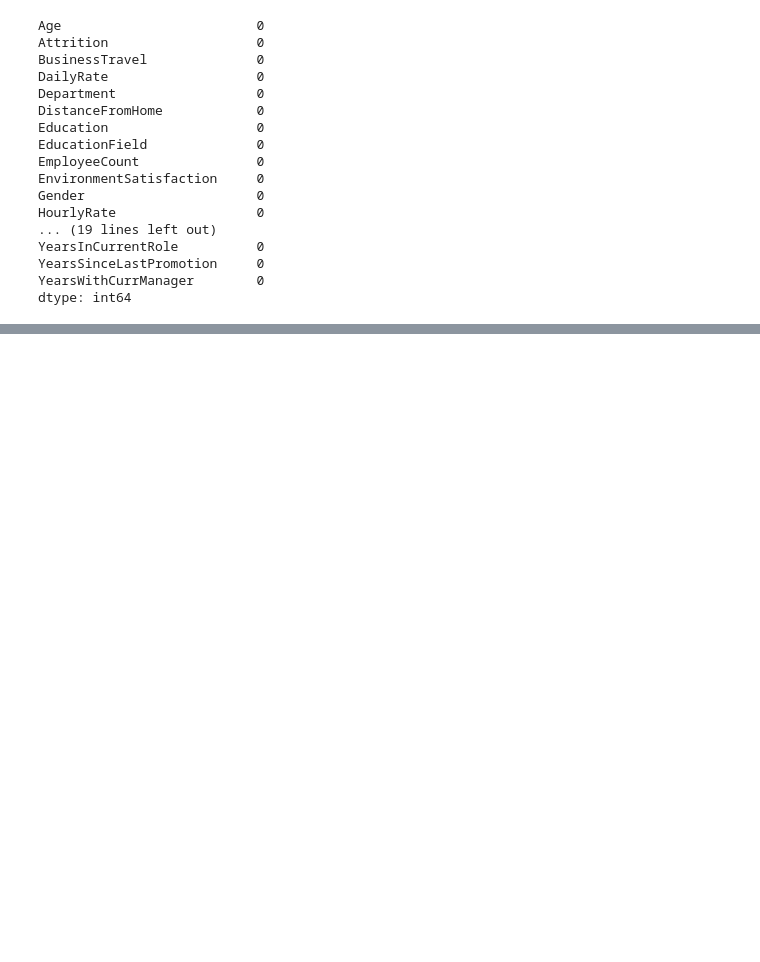
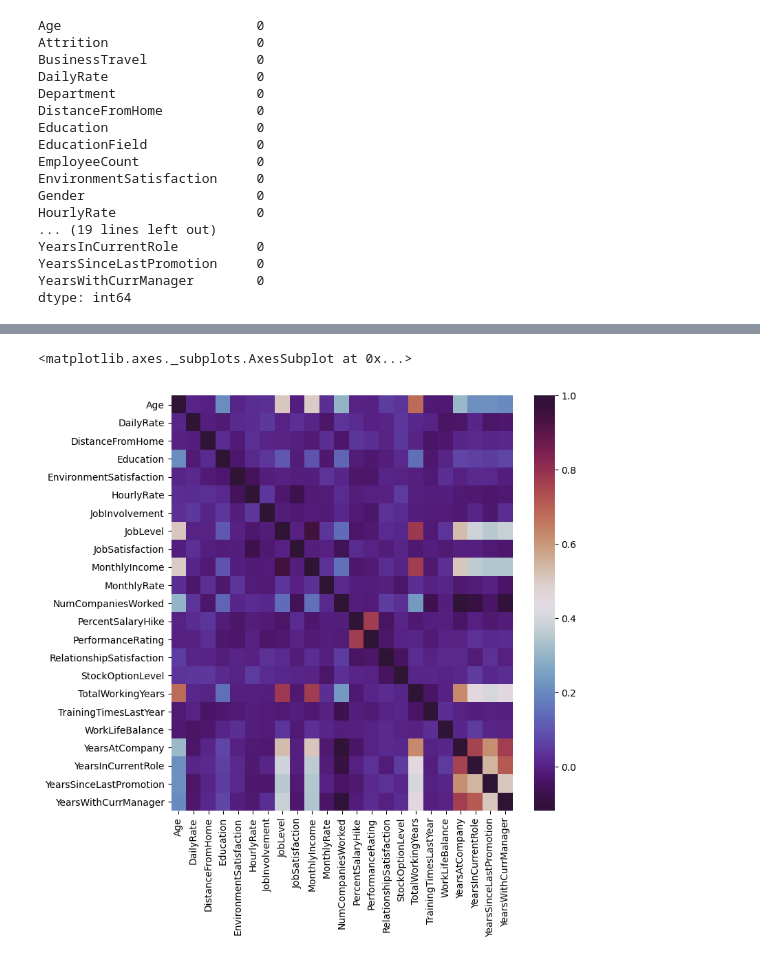
Before and after one commit to chitvansaggu/Exploratory-Data-Analyses, a Jupyter notebook: Employee Attrition and Performance.ipynb, the cells around one changed output, grey strips where cells are left out. Cells and saved outputs as stored; diff of their text form; code cells hidden in the pictures; blank space fills up the shorter version.

Commit message:
Added heatmap to check for correlation between independent variables

```diff
--- a/Employee Attrition and Performance.ipynb
+++ b/Employee Attrition and Performance.ipynb
@@ -63,0 +84,5 @@ df.dtypes
+# %%
+df_num = df.select_dtypes(['int64'])
+#drop employeecount and standard hours as values are always 1 and 80
+df_num.drop(['EmployeeCount', 'StandardHours'], axis=1, inplace=True)
+df_num.columns
@@ -63,0 +102,6 @@ df.dtypes
+# %%
+plt.figure(figsize= (8,8), dpi=100)
+sns.heatmap(df_num.corr(), cmap="twilight_shifted")
+# %% [output]
+<matplotlib.axes._subplots.AxesSubplot at 0x...>
+[figure, added]
```
Also changed, not shown: parts of 3 cells of this notebook.
